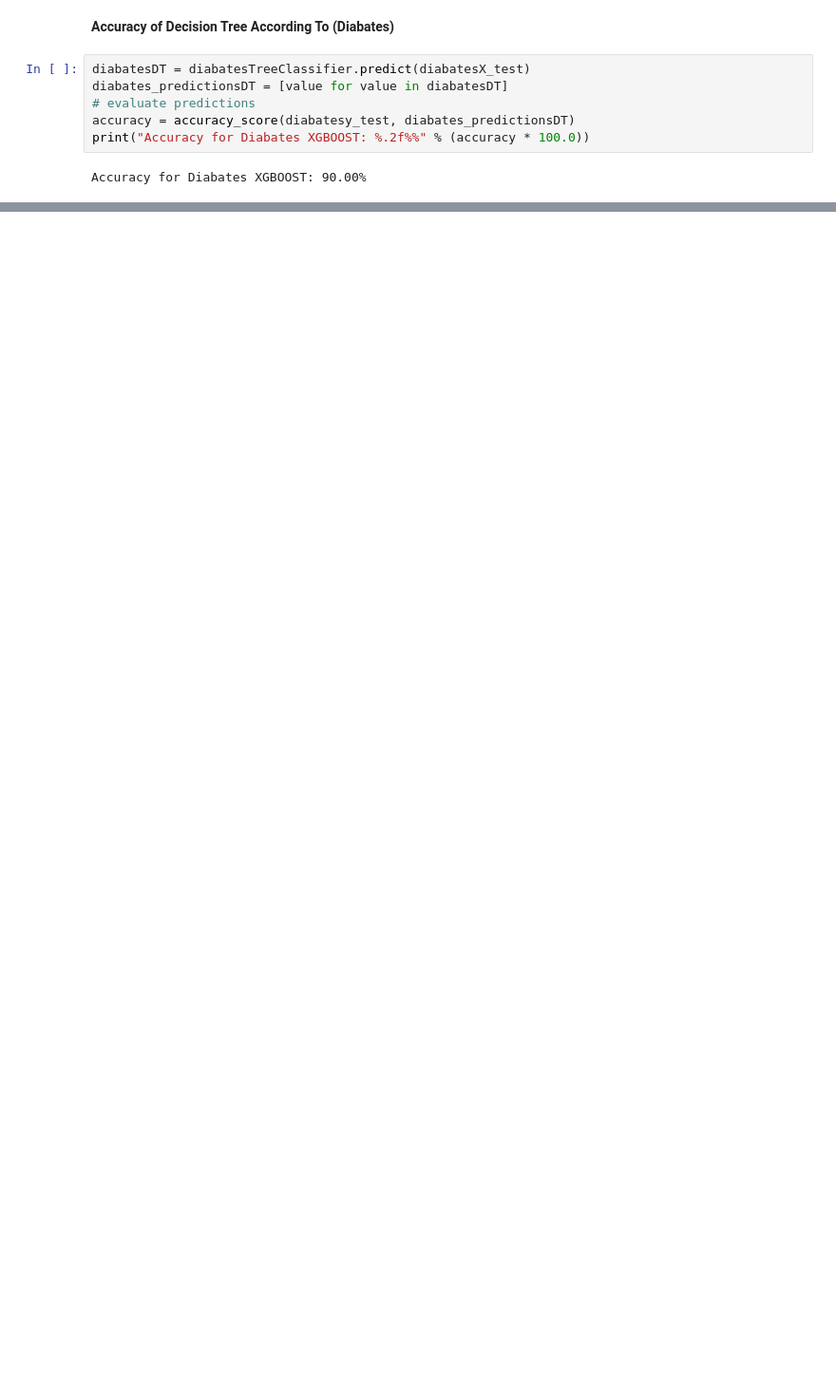
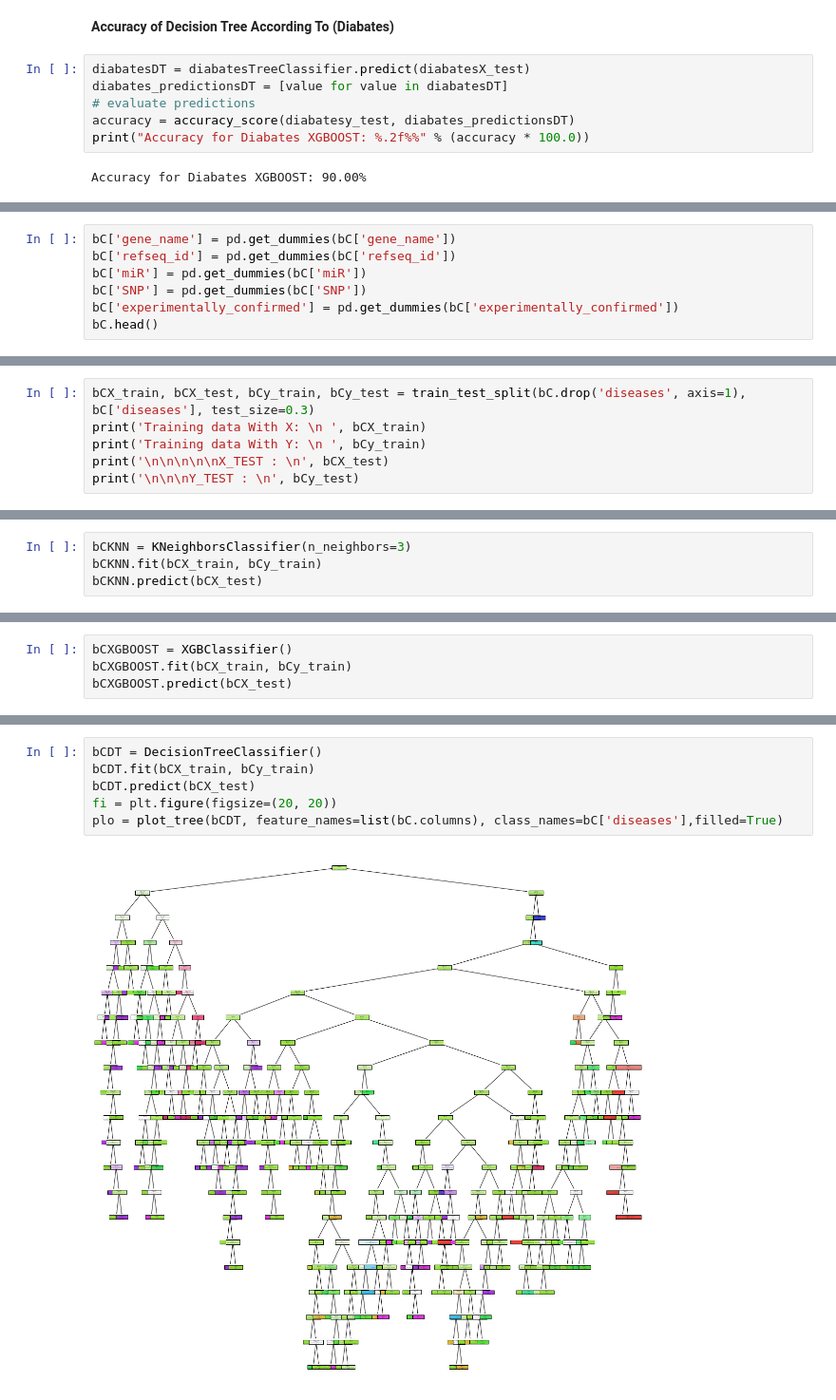
Before and after one commit to YoussifAssem/Genatac, a Jupyter notebook: E-Genetics/Genetics.ipynb, the cells around one changed output, grey strips where cells are left out. Shown at 95% size. Saved outputs shown, nothing was run; the diff lists cells and outputs as text; blank space fills up the shorter version.

```diff
--- a/E-Genetics/Genetics.ipynb
+++ b/E-Genetics/Genetics.ipynb
@@ -524,0 +473,7 @@ Accuracy for Diabates XGBOOST: 68.46%
+# %%
+bC['gene_name'] = pd.get_dummies(bC['gene_name'])
+bC['refseq_id'] = pd.get_dummies(bC['refseq_id'])
+bC['miR'] = pd.get_dummies(bC['miR'])
+bC['SNP'] = pd.get_dummies(bC['SNP'])
+bC['experimentally_confirmed'] = pd.get_dummies(bC['experimentally_confirmed'])
+bC.head()
@@ -524,0 +489,6 @@ Accuracy for Diabates XGBOOST: 68.46%
+# %%
+bCX_train, bCX_test, bCy_train, bCy_test = train_test_split(bC.drop('diseases', axis=1), bC['diseases'], test_size=0.3)
+print('Training data With X: \n ', bCX_train)
+print('Training data With Y: \n ', bCy_train)
+print('\n\n\n\n\nX_TEST : \n', bCX_test)
+print('\n\n\nY_TEST : \n', bCy_test)
@@ -524,0 +515,4 @@ Accuracy for Diabates XGBOOST: 68.46%
+# %%
+bCKNN = KNeighborsClassifier(n_neighbors=3)
+bCKNN.fit(bCX_train, bCy_train)
+bCKNN.predict(bCX_test)
@@ -524,0 +548,4 @@ Accuracy for Diabates XGBOOST: 68.46%
+# %%
+bCXGBOOST = XGBClassifier()
+bCXGBOOST.fit(bCX_train, bCy_train)
+bCXGBOOST.predict(bCX_test)
@@ -524,0 +581,8 @@ Accuracy for Diabates XGBOOST: 68.46%
+# %%
+bCDT = DecisionTreeClassifier()
+bCDT.fit(bCX_train, bCy_train)
+bCDT.predict(bCX_test)
+fi = plt.figure(figsize=(20, 20))
+plo = plot_tree(bCDT, feature_names=list(bC.columns), class_names=bC['diseases'],filled=True)
+# %% [output]
+[figure, added]
```
Also changed, not shown: parts of 70 cells of this notebook.
